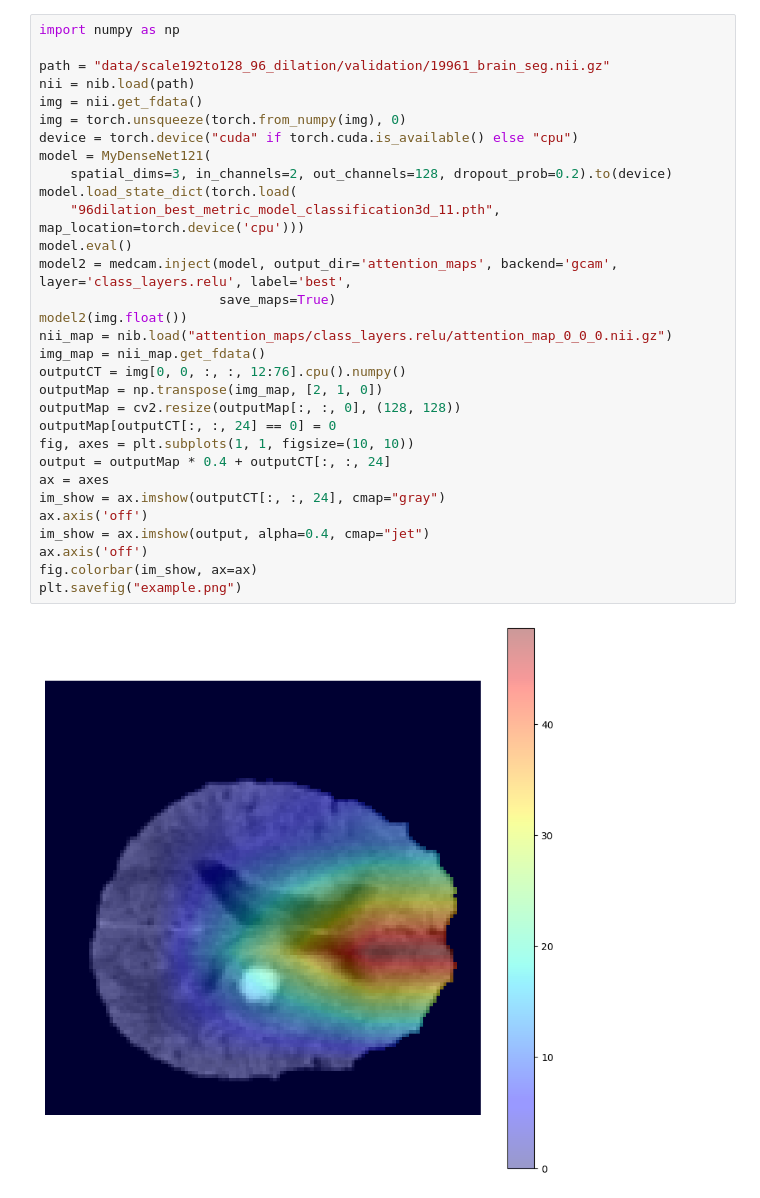
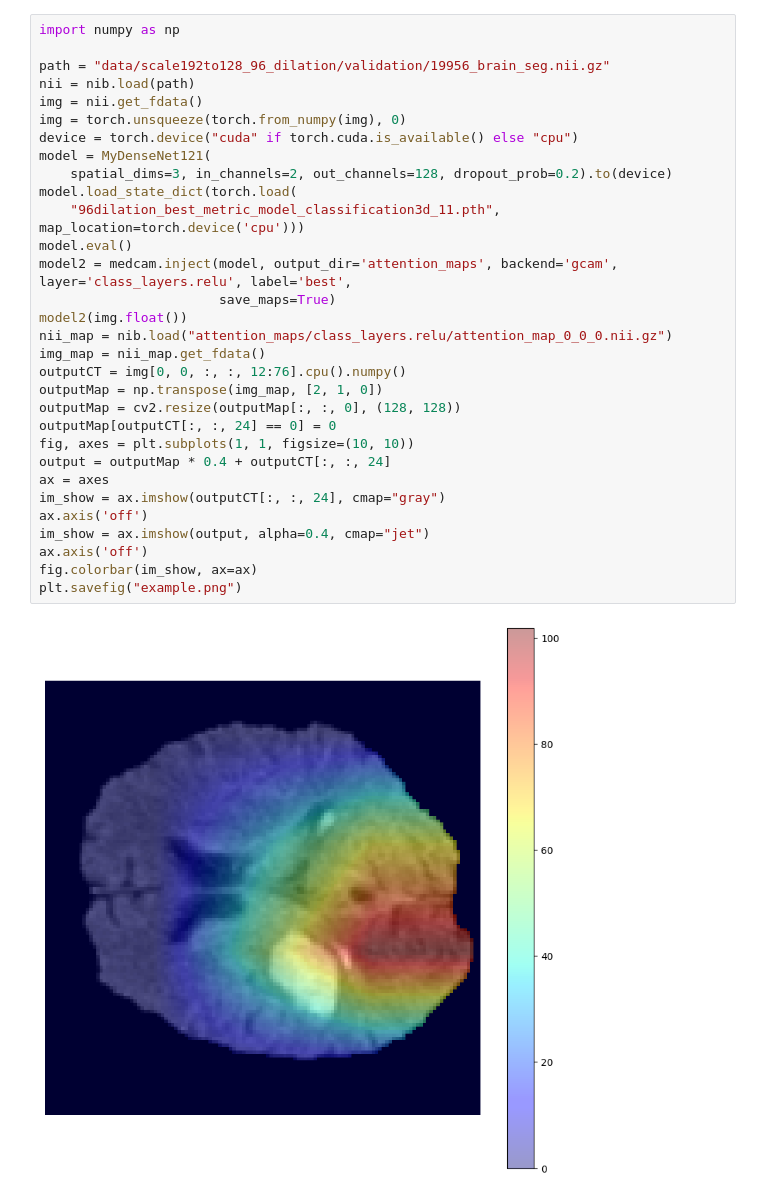
Before and after one commit to anhtrnyaleedu/HE, a Jupyter notebook: exampleGradCam.ipynb, the cells around one changed output. Drawn from its saved outputs; the diff is of its cells as text.

```diff
--- a/exampleGradCam.ipynb
+++ b/exampleGradCam.ipynb
@@ -34,33 +34,33 @@ Requirement already satisfied: tifffile>=2019.7.26 in /usr/local/lib/python3.10/
 # %%
 import numpy as np
 
-path = "data/scale192to128_96_dilation/validation/19961_brain_seg.nii.gz"
+path = "data/scale192to128_96_dilation/validation/19956_brain_seg.nii.gz"
 nii = nib.load(path)
 img = nii.get_fdata()
 img = torch.unsqueeze(torch.from_numpy(img), 0)
 device = torch.device("cuda" if torch.cuda.is_available() else "cpu")
 model = MyDenseNet121(
     spatial_dims=3, in_channels=2, out_channels=128, dropout_prob=0.2).to(device)
 model.load_state_dict(torch.load(
     "96dilation_best_metric_model_classification3d_11.pth", map_location=torch.device('cpu')))
 model.eval()
 model2 = medcam.inject(model, output_dir='attention_maps', backend='gcam', layer='class_layers.relu', label='best',
                        save_maps=True)
 model2(img.float())
 nii_map = nib.load("attention_maps/class_layers.relu/attention_map_0_0_0.nii.gz")
 img_map = nii_map.get_fdata()
 outputCT = img[0, 0, :, :, 12:76].cpu().numpy()
 outputMap = np.transpose(img_map, [2, 1, 0])
 outputMap = cv2.resize(outputMap[:, :, 0], (128, 128))
 outputMap[outputCT[:, :, 24] == 0] = 0
 fig, axes = plt.subplots(1, 1, figsize=(10, 10))
 output = outputMap * 0.4 + outputCT[:, :, 24]
 ax = axes
 im_show = ax.imshow(outputCT[:, :, 24], cmap="gray")
 ax.axis('off')
 im_show = ax.imshow(output, alpha=0.4, cmap="jet")
 ax.axis('off')
 fig.colorbar(im_show, ax=ax)
 plt.savefig("example.png")
 # %% [output]
-[figure, old version]
+[figure, new version]
```
Also changed, not shown: parts of 1 cell of this notebook.
